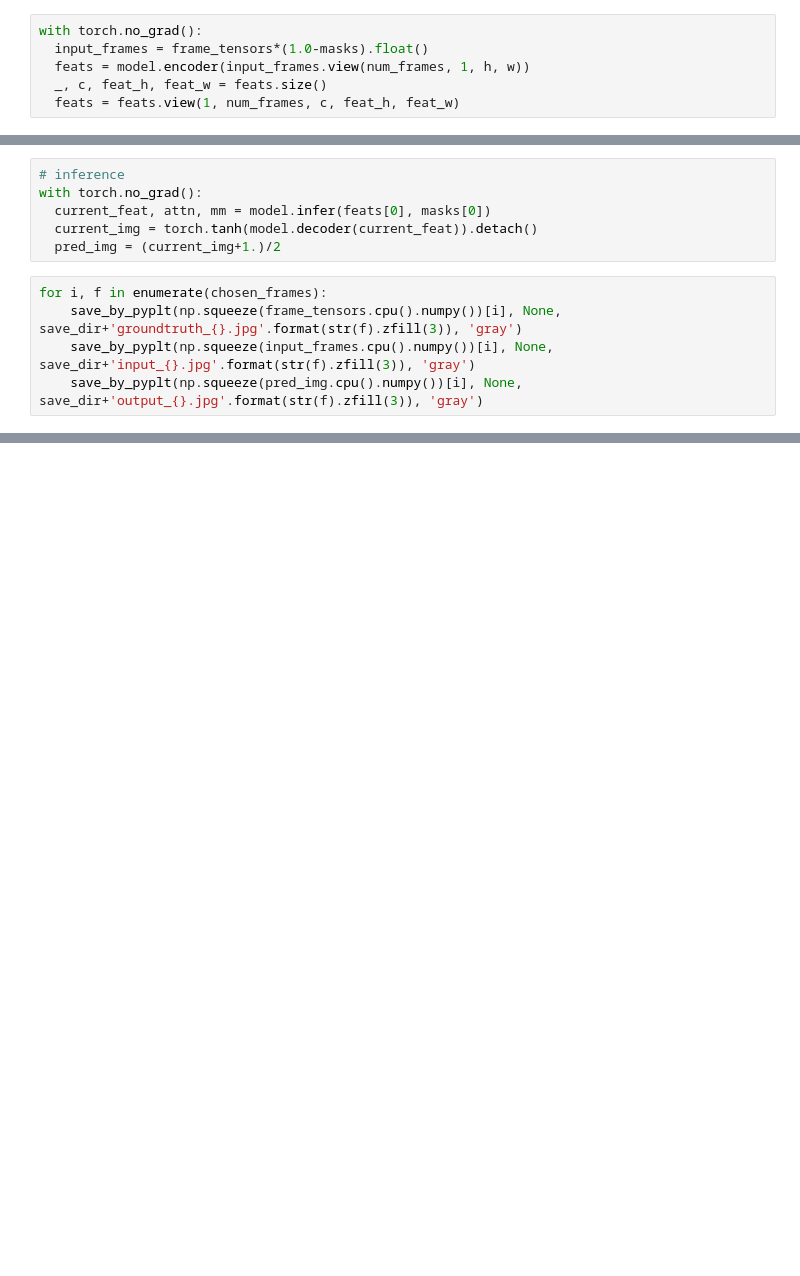
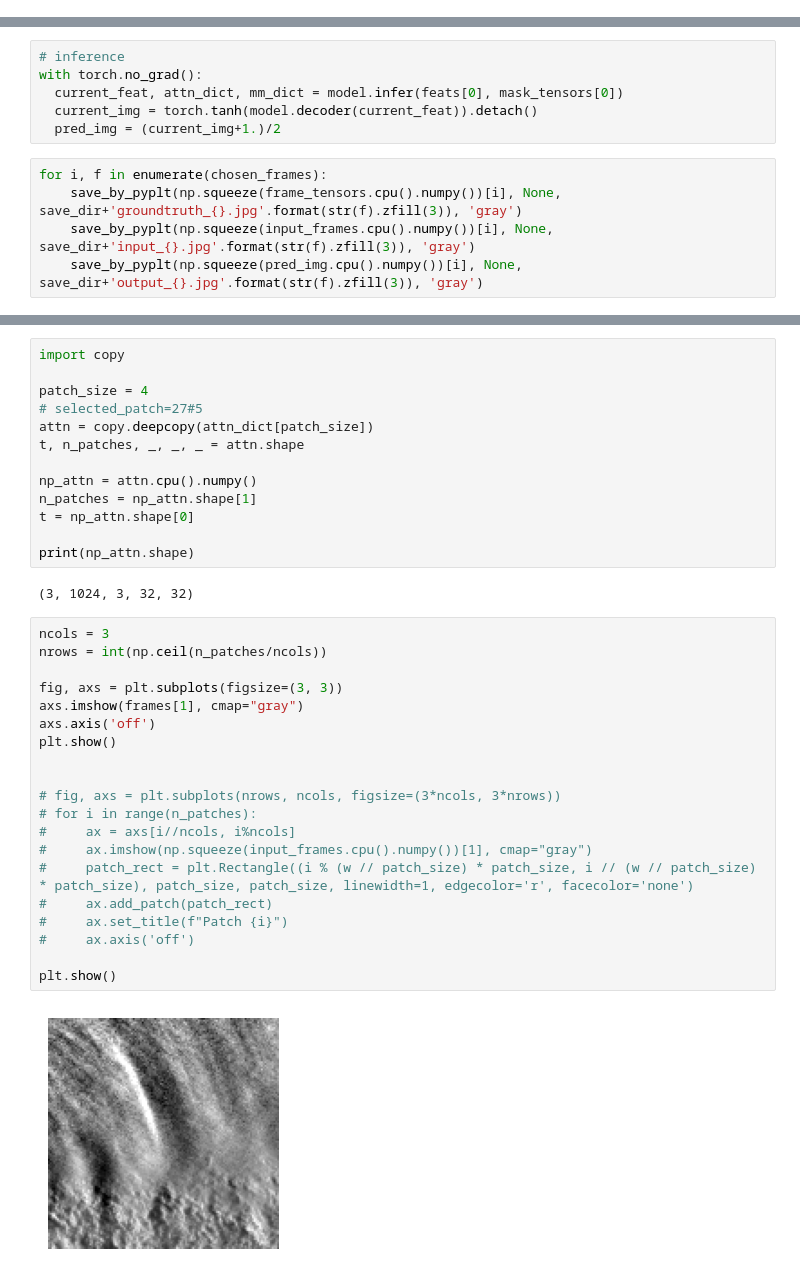
Before and after one commit to Miguel-San/STTN, a Jupyter notebook: visualization.ipynb, the cells around one changed output, grey strips where cells are left out. Saved outputs shown, nothing was run; the diff lists cells and outputs as text; blank space fills up the shorter version.

```diff
--- a/visualization.ipynb
+++ b/visualization.ipynb
@@ -290,6 +183,0 @@ frame_tensors, masks = frame_tensors.to(device), masks.to(device)
-# %%
-with torch.no_grad():
-  input_frames = frame_tensors*(1.0-masks).float()
-  feats = model.encoder(input_frames.view(num_frames, 1, h, w))
-  _, c, feat_h, feat_w = feats.size()
-  feats = feats.view(1, num_frames, c, feat_h, feat_w)
@@ -296,7 +200,7 @@ with torch.no_grad():
 # %%
 # inference
 with torch.no_grad():
-  current_feat, attn, mm = model.infer(feats[0], masks[0])
+  current_feat, attn_dict, mm_dict = model.infer(feats[0], mask_tensors[0])
   current_img = torch.tanh(model.decoder(current_feat)).detach()
   pred_img = (current_img+1.)/2
 # %%
@@ -311 +271,38 @@ n_patches = np_attn.shape[0]
+# %%
+import copy
+
+patch_size = 4
+# selected_patch=27#5
+attn = copy.deepcopy(attn_dict[patch_size])
+t, n_patches, _, _, _ = attn.shape
+
+np_attn = attn.cpu().numpy()
+n_patches = np_attn.shape[1]
+t = np_attn.shape[0]
+
+print(np_attn.shape)
+# %% [output]
+(3, 1024, 3, 32, 32)
+# %%
+ncols = 3
+nrows = int(np.ceil(n_patches/ncols))
+
+fig, axs = plt.subplots(figsize=(3, 3))
+axs.imshow(frames[1], cmap="gray")
+axs.axis('off')
+plt.show()
+
+
+# fig, axs = plt.subplots(nrows, ncols, figsize=(3*ncols, 3*nrows))
+# for i in range(n_patches):
+#     ax = axs[i//ncols, i%ncols]
+#     ax.imshow(np.squeeze(input_frames.cpu().numpy())[1], cmap="gray")
+#     patch_rect = plt.Rectangle((i % (w // patch_size) * patch_size, i // (w // patch_size) * patch_size), patch_size, patch_size, linewidth=1, edgecolor='r', facecolor='none')
+#     ax.add_patch(patch_rect)
+#     ax.set_title(f"Patch {i}")
+#     ax.axis('off')
+
+plt.show()
+# %% [output]
+[figure, added]
 # %%
```
Also changed, not shown: parts of 22 cells of this notebook, 8 other files.
